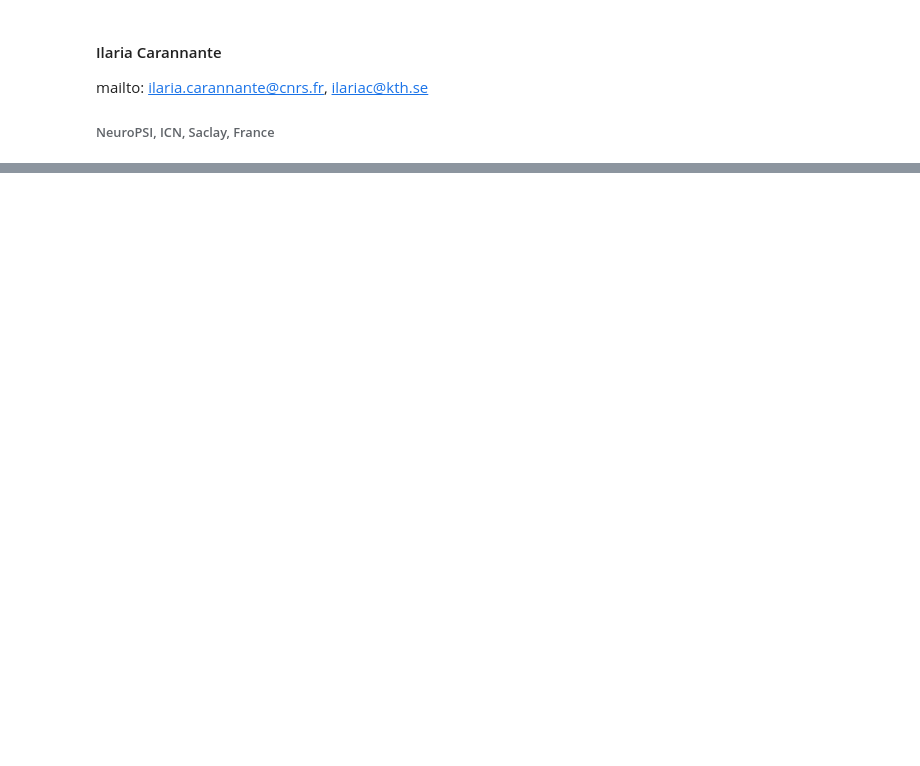
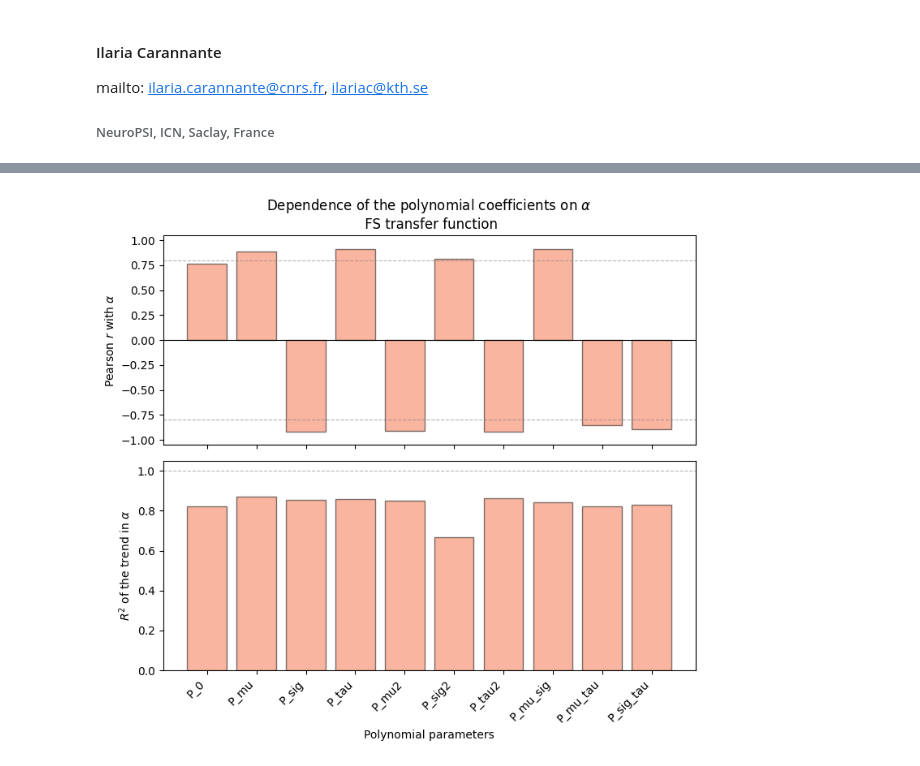
Before and after one commit to IlaCar/neuron-to-meanfield, a Jupyter notebook: transfer_function/analysis/Analysing_params_distribution_FS.ipynb, the cells around one changed output, grey strips where cells are left out. Saved outputs shown, nothing was run; the diff lists cells and outputs as text; code cells hidden in the pictures; blank space fills up the shorter version.

```diff
--- a/transfer_function/analysis/Analysing_params_distribution_FS.ipynb
+++ b/transfer_function/analysis/Analysing_params_distribution_FS.ipynb
@@ -303,0 +217,3 @@ save_figs(fig_path, fig_name, figs)
+# %%
+trend_df = alpha_trend(alphas, poly_params, params_name, deg=2)
+print(trend_df.to_string(index=False))
@@ -303,0 +237,5 @@ save_figs(fig_path, fig_name, figs)
+# %%
+fig = plot_alpha_trend(neuron_model, trend_df)
+figs.append(fig)
+# %% [output]
+[figure, added]
```
Also changed, not shown: parts of 87 cells of this notebook, 3 other files.
